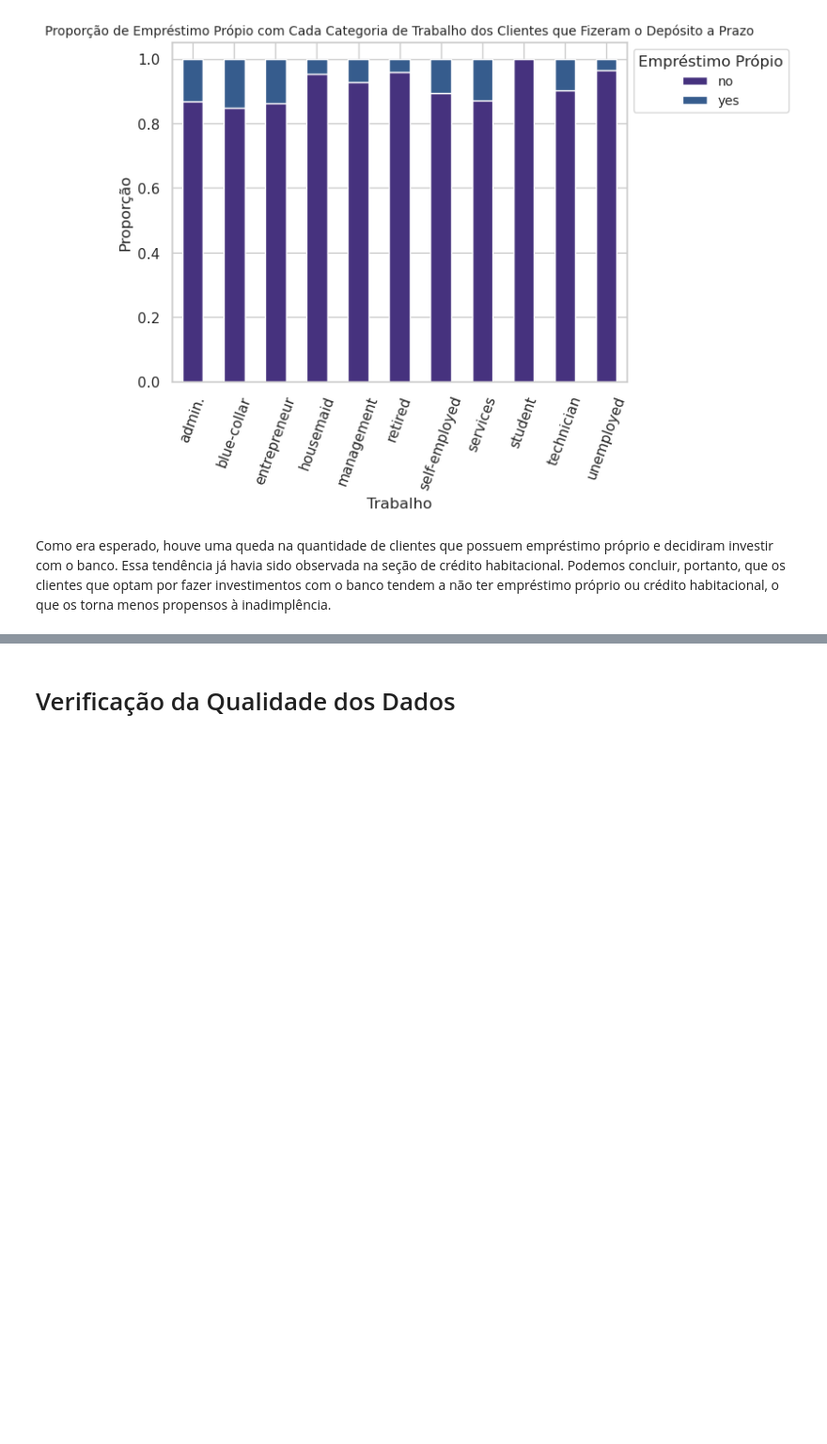
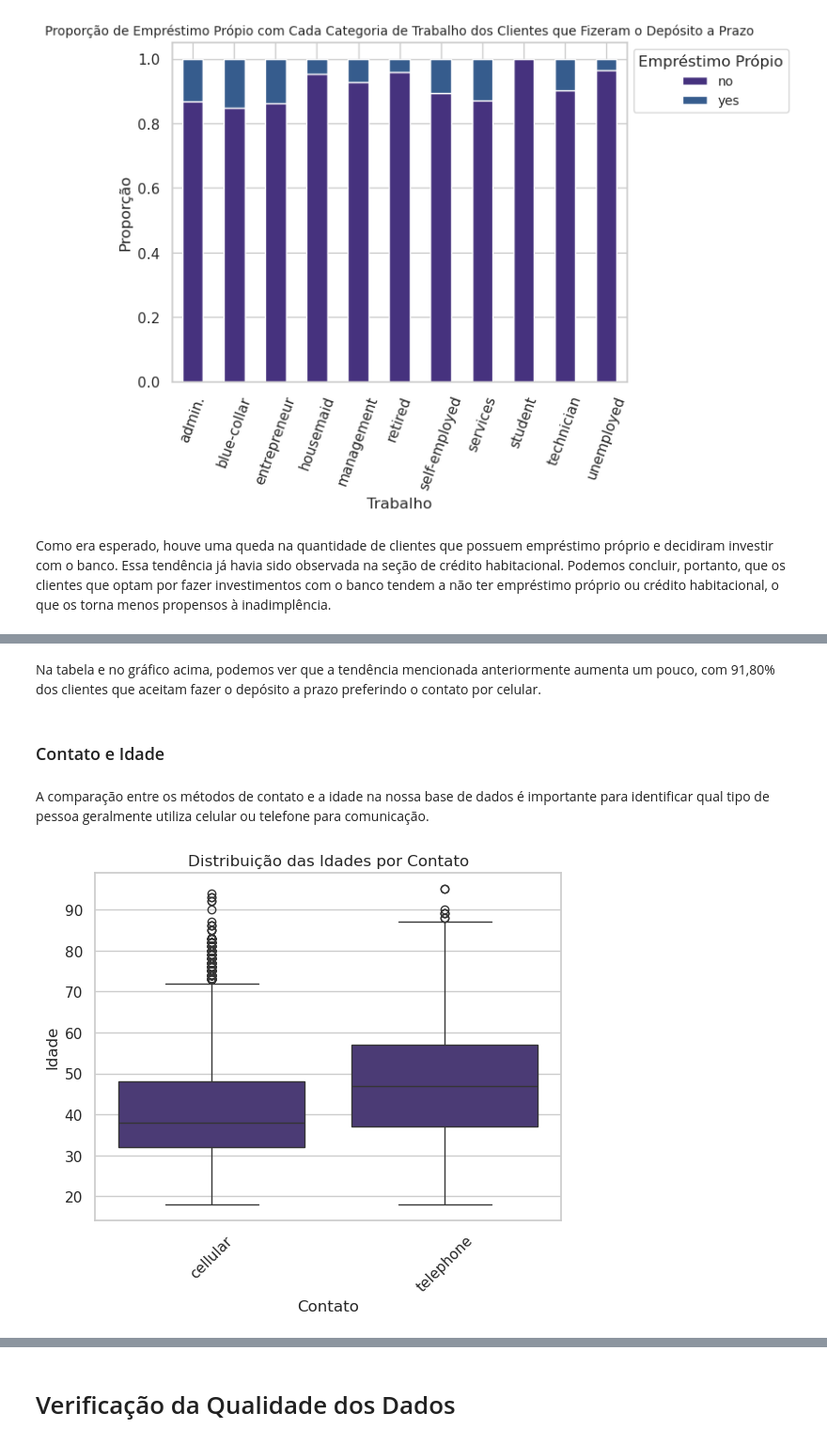
Before and after one commit to gabrieldadcarvalho/machine_learning, a Jupyter notebook: pjt_final/data_understanding.ipynb, the cells around one changed output, grey strips where cells are left out. Shown at 94% size. Drawn from its saved outputs; the diff is of its cells as text; code cells hidden in the pictures; blank space fills up the shorter version.

```diff
--- a/pjt_final/data_understanding.ipynb
+++ b/pjt_final/data_understanding.ipynb
@@ -864,0 +911,16 @@ Como era esperado, houve uma queda na quantidade de clientes que possuem emprés
+# %% [markdown]
+Na tabela e no gráfico acima, podemos ver que a tendência mencionada anteriormente aumenta um pouco, com 91,80% dos clientes que aceitam fazer o depósito a prazo preferindo o contato por celular.
+# %% [markdown]
+### Contato e Idade
+# %% [markdown]
+A comparação entre os métodos de contato e a idade na nossa base de dados é importante para identificar qual tipo de pessoa geralmente utiliza celular ou telefone para comunicação.
+# %%
+# Gráfico de contato por idade
+sns.boxplot(x='contact', y='age', data=X)
+plt.xticks(rotation=45)  # Rotaciona os rótulos do eixo X para melhor visualização
+plt.title('Distribuição das Idades por Contato')
+plt.xlabel('Contato')
+plt.ylabel('Idade')
+plt.show()
+# %% [output]
+[figure, added]
```
Also changed, not shown: parts of 41 cells of this notebook.
